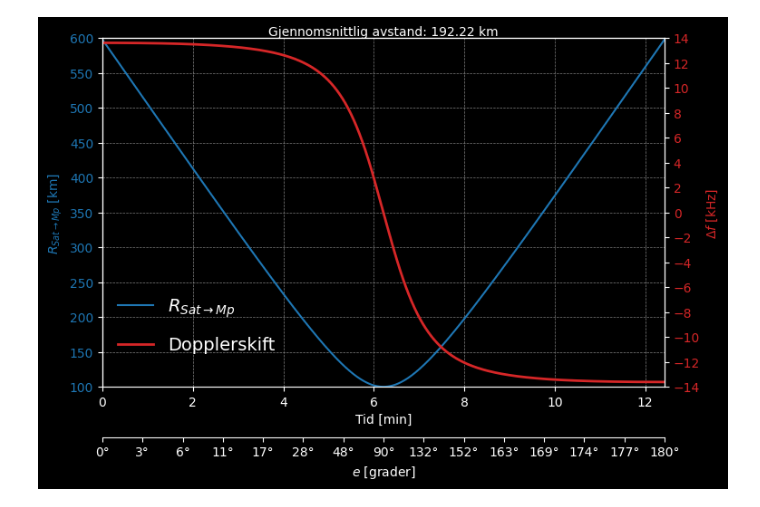
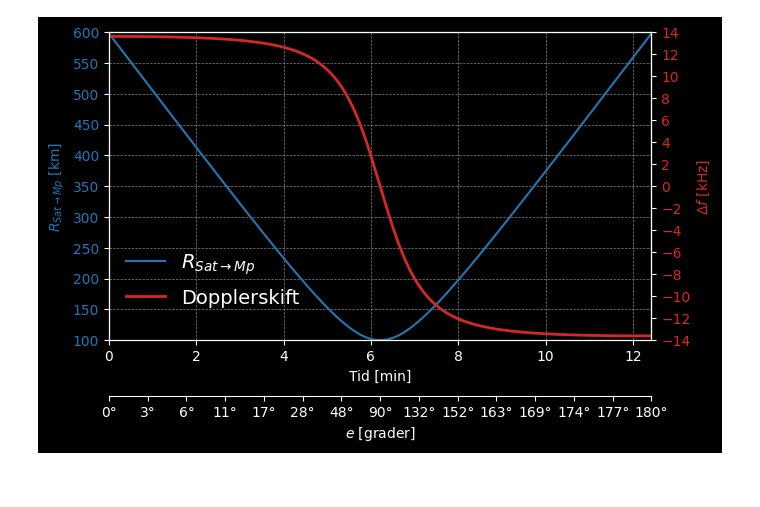
Before and after one commit to SkaugJr/TTK4852-EiT, a Jupyter notebook: Synlighetsperiode.ipynb, the cells around one changed output. Cells and saved outputs as stored; diff of their text form; code cells hidden in the pictures; blank space fills up the shorter version.

```diff
--- a/Synlighetsperiode.ipynb
+++ b/Synlighetsperiode.ipynb
@@ -29,7 +29,7 @@ c = 3e8 # m/s
 
 doppler = -(2 * SAR_freq * v_orbital / c) * np.sin(psi) * 1e-3 # kHz
 
-fig, ax1 = plt.subplots(figsize=(8, 5))
+fig, ax1 = plt.subplots(figsize=(7, 4))
 
 # Første akse: Avstand
 ax1.plot(t, R_sat_meas, label=r'$R_{Sat \rightarrow Mp}$', color='tab:blue')
@@ -41,40 +41,34 @@ ax1.set_ylim(100, 600)
 ax1.set_xlim(min(t), max(t))
 ax1.grid(linewidth=0.5, linestyle='--', color='gray')
 ax1.legend(loc='lower left', fontsize=14, frameon=False, bbox_to_anchor=[0.0, 0.15])
-
-# Tekst med gjennomsnitt
-ax1.annotate(f'Gjennomsnittlig avstand: {np.mean(R_sat_meas):.2f} km', xy=(0.5, 1), xycoords='axes fraction',
-             fontsize=10, ha='center', va='bottom', color='white')
 
 # Andre akse: Doppler
 ax2 = ax1.twinx()
 ax2.plot(t, doppler, label='Dopplerskift', color='tab:red', linewidth=2)
 ax2.set_ylabel(r'$\Delta f$ [kHz]', color='tab:red')
 ax2.tick_params(axis='y', labelcolor='tab:red')
 ax2.set_yticks(np.arange(-14, 14+0.1, 2))
 ax2.set_ylim(-14, 14)
 ax2.legend(loc='lower left', fontsize=14, frameon=False, bbox_to_anchor=[0.0, 0.05])
 
 # Tredje akse: Psi under tid
 ax3 = ax1.twiny()  # Lager en ekstra x-akse på toppen
 ax3.set_xlim(ax1.get_xlim())
 
-# Interpoler psi som funksjon av tid
-from scipy.interpolate import interp1d
 e_interp = interp1d(t, psi_deg[::-1]-90, kind='linear', fill_value='extrapolate')
 t_ticks = np.linspace(min(t), max(t), 15)
 e_ticks = e_interp(t_ticks)
 
 ax3.set_xticks(t_ticks)
 ax3.set_xticklabels([f"{e:.0f}°" for e in e_ticks])
 ax3.set_xlabel(r'$e$ [grader]')
 ax3.xaxis.set_label_position('bottom')
 ax3.xaxis.tick_bottom()
 ax3.spines['bottom'].set_position(('outward', 40)) # Flytt psi-aksen ned
 ax3.spines['bottom'].set_color('white')
 ax3.tick_params(axis='x', colors='white')
 
 plt.savefig('Figurer/Synlighetsperiode.pdf', bbox_inches='tight')
 plt.show()
 # %% [output]
-[figure, old version]
+[figure, new version]
```
Also changed, not shown: parts of 1 cell of this notebook, 2 other files.
